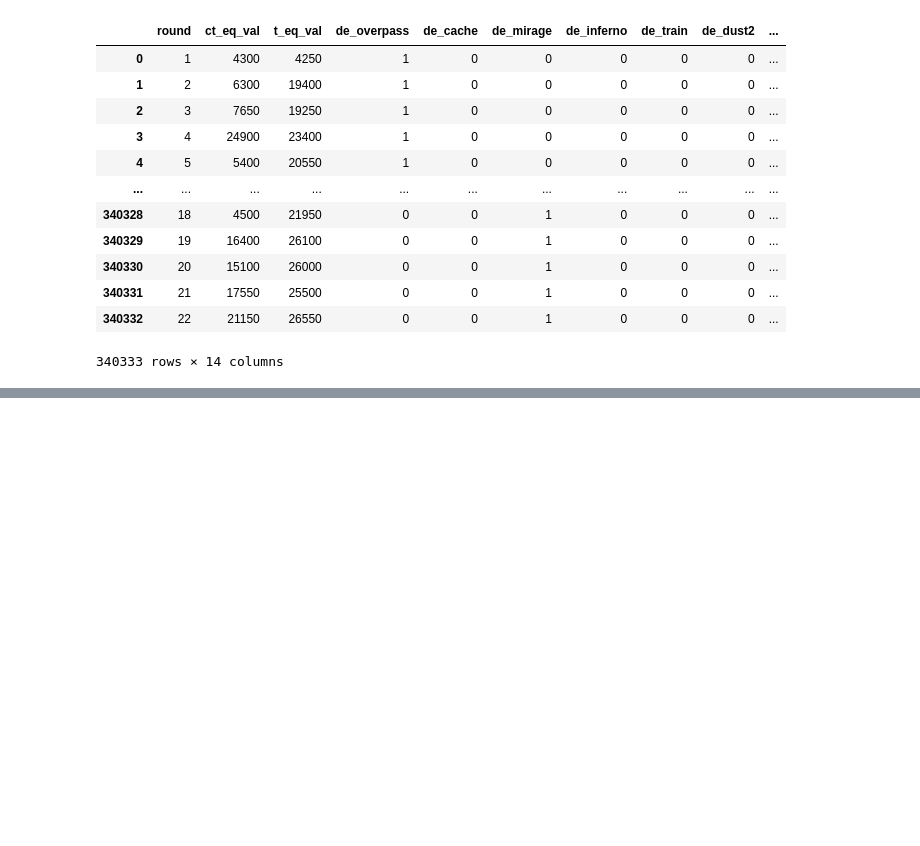
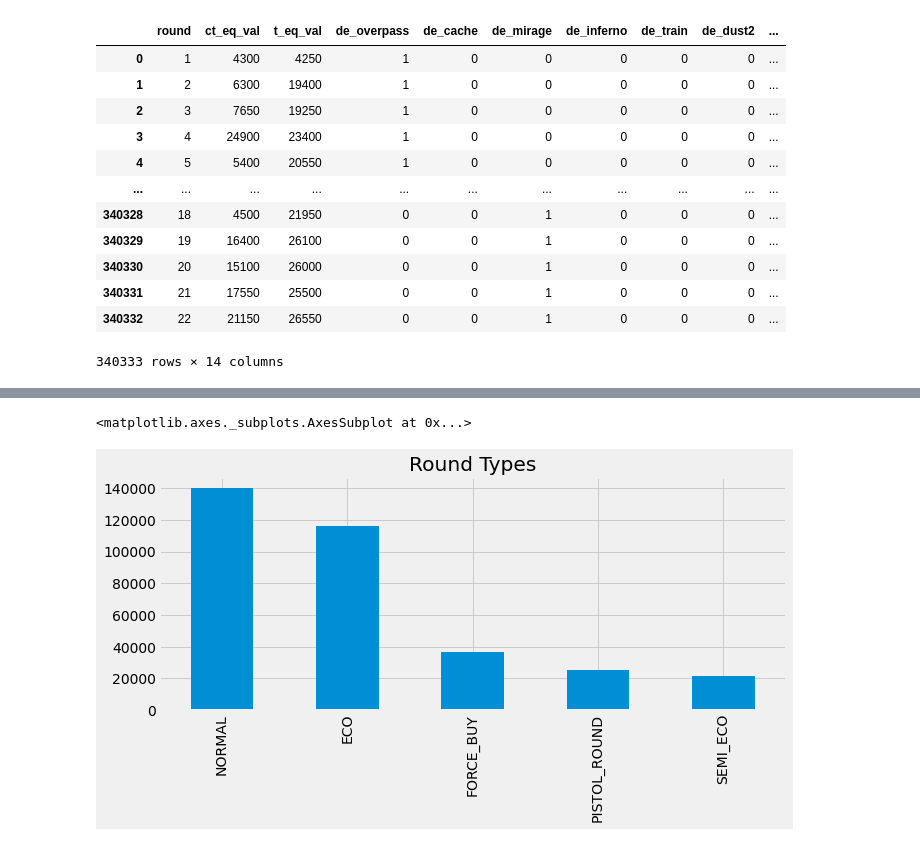
Before and after one commit to gandhimonil9823/CS_GO_Analysis, a Jupyter notebook: CS_GO_Analysis_renaming.ipynb, the cells around one changed output, grey strips where cells are left out. Cells and saved outputs as stored; diff of their text form; code cells hidden in the pictures; blank space fills up the shorter version.

Commit message:
Worked on the Kill Analysis and the Economy Of the Weapons

```diff
--- a/CS_GO_Analysis_renaming.ipynb
+++ b/CS_GO_Analysis_renaming.ipynb
@@ -6,3 +3,10 @@ import os
+# %%
+import pandas as pd
+import os
+import matplotlib.pyplot as plt
+import seaborn as sns
+plt.style.use('fivethirtyeight')
+plt_kwargs = {'figsize': (10, 4)}
 # %%
 from google.colab import drive
 drive.mount('/content/drive')
@@ -272,0 +279,4 @@ df_preprocessed
+# %%
+df_master_kills_demos = pd.read_csv("filtered_meta_demos.csv")
+
+df_master_kills_demos
@@ -272,0 +297,5 @@ df_preprocessed
+# %%
+df_master_kills_demos['round_type'].value_counts().plot.bar(title='Round Types', **plt_kwargs)
+# %% [output]
+<matplotlib.axes._subplots.AxesSubplot at 0x...>
+[figure, added]
```
Also changed, not shown: parts of 9 cells of this notebook.
